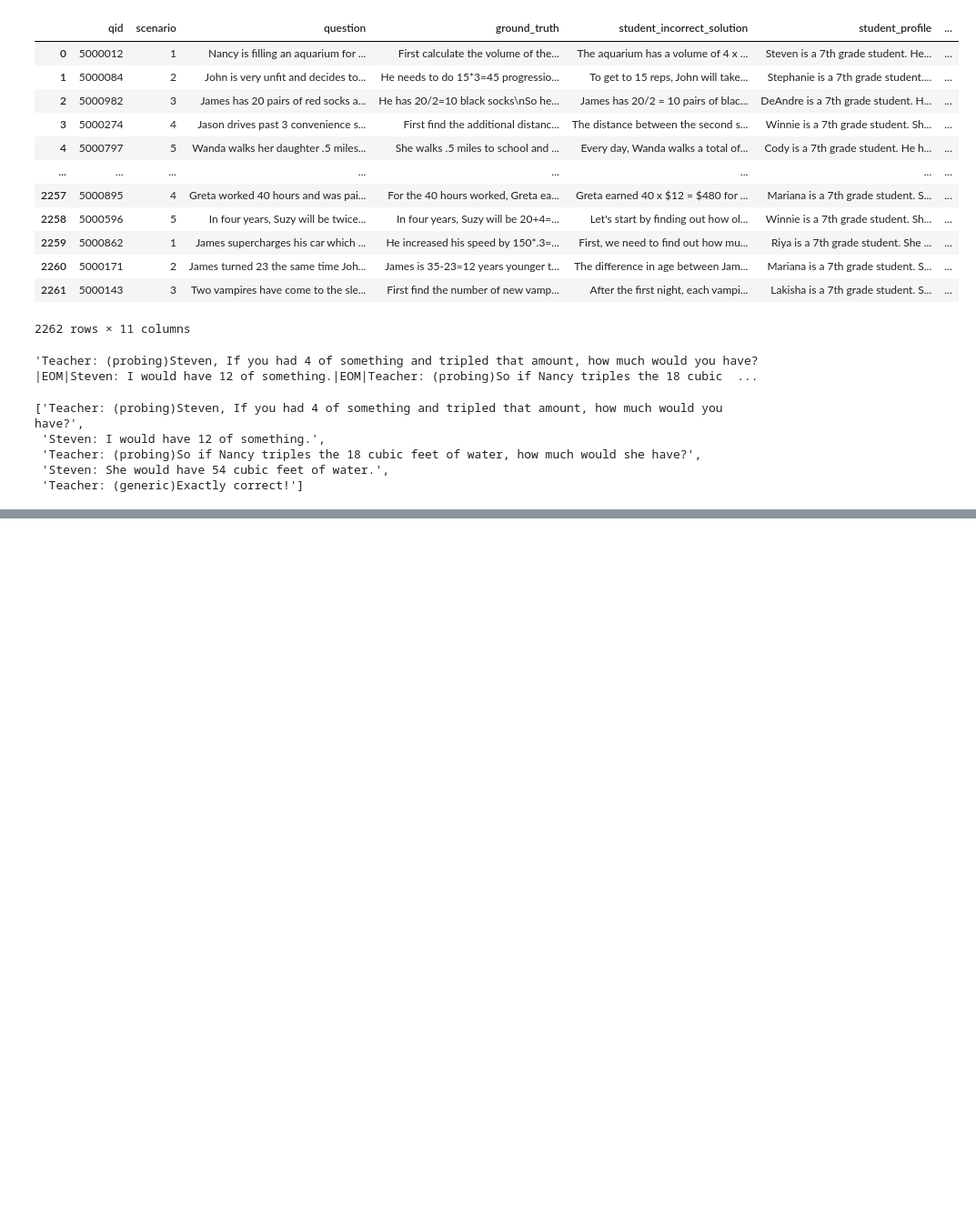
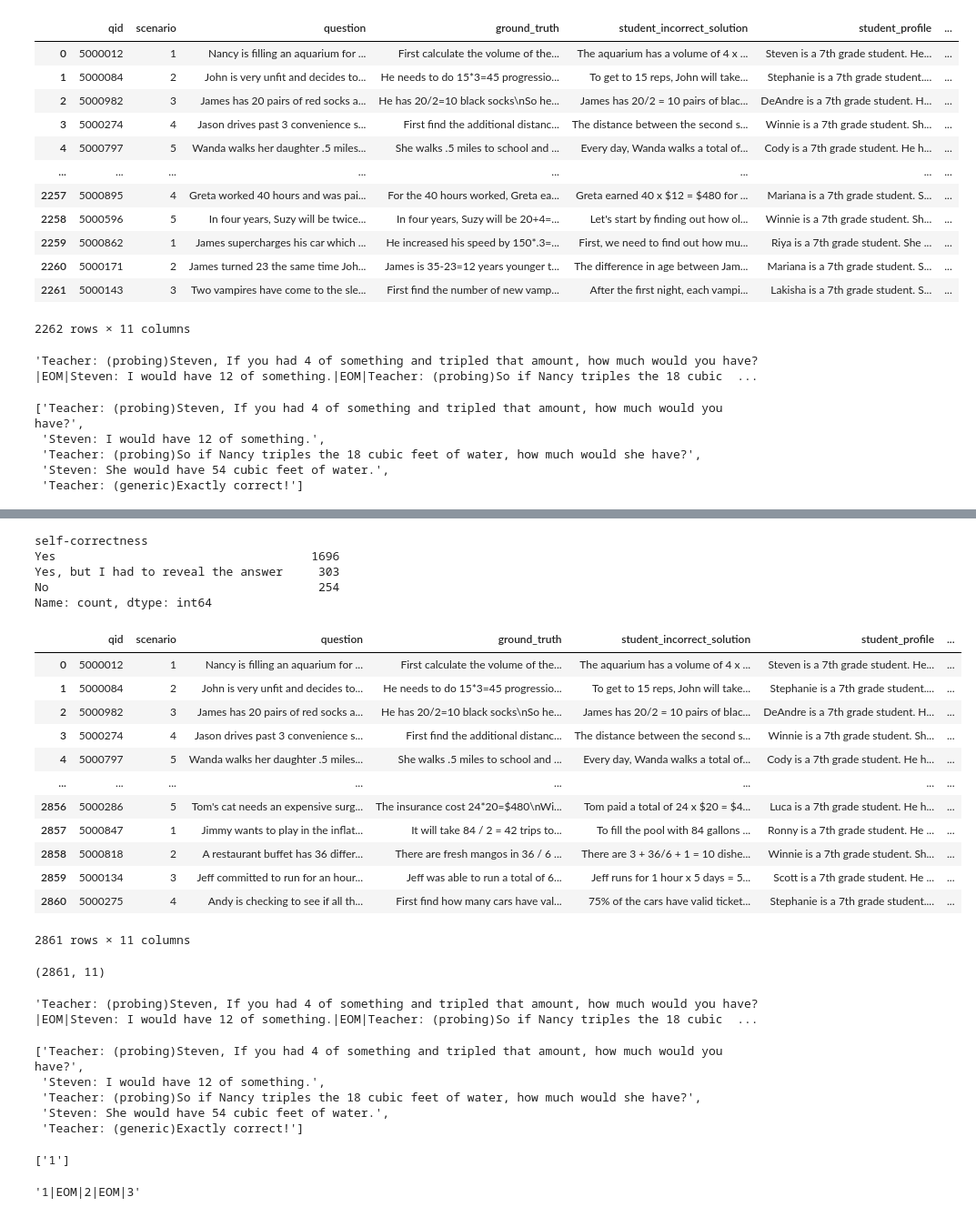
Before and after one commit to duanyang25/COS435_adaptive_mathtutor, a Jupyter notebook: data_cleaning.ipynb, the cells around one changed output, grey strips where cells are left out. Shown at 91% size. Saved outputs shown, nothing was run; the diff lists cells and outputs as text; code cells hidden in the pictures; blank space fills up the shorter version.

```diff
--- a/data_cleaning.ipynb
+++ b/data_cleaning.ipynb
@@ -35,0 +85,54 @@ df_train["conversation"][0].split("|EOM|")
+# %%
+df_train["self-correctness"].value_counts()
+# %% [output]
+self-correctness
+Yes                                    1696
+Yes, but I had to reveal the answer     303
+No                                      254
+Name: count, dtype: int64
+# %%
+df = pd.concat([df_train, df_test], axis=0, ignore_index=True)
+df
+# %% [output]
+|  | qid | scenario | question | ground_truth | student_incorrect_solution | student_profile | ... |
+| 0 | 5000012 | 1 | Nancy is filling an aquarium for ... | First calculate the volume of the... | The aquarium has a volume of 4 x ... | Steven is a 7th grade student. He... | ... |
+| 1 | 5000084 | 2 | John is very unfit and decides to... | He needs to do 15*3=45 progressio... | To get to 15 reps, John will take... | Stephanie is a 7th grade student.... | ... |
+| 2 | 5000982 | 3 | James has 20 pairs of red socks a... | He has 20/2=10 black socks\nSo he... | James has 20/2 = 10 pairs of blac... | DeAndre is a 7th grade student. H... | ... |
+| 3 | 5000274 | 4 | Jason drives past 3 convenience s... | First find the additional distanc... | The distance between the second s... | Winnie is a 7th grade student. Sh... | ... |
+| 4 | 5000797 | 5 | Wanda walks her daughter .5 miles... | She walks .5 miles to school and ... | Every day, Wanda walks a total of... | Cody is a 7th grade student. He h... | ... |
+| ... | ... | ... | ... | ... | ... | ... | ... |
+| 2856 | 5000286 | 5 | Tom's cat needs an expensive surg... | The insurance cost 24*20=$480\nWi... | Tom paid a total of 24 x $20 = $4... | Luca is a 7th grade student. He h... | ... |
+| 2857 | 5000847 | 1 | Jimmy wants to play in the inflat... | It will take 84 / 2 = 42 trips to... | To fill the pool with 84 gallons ... | Ronny is a 7th grade student. He ... | ... |
+| 2858 | 5000818 | 2 | A restaurant buffet has 36 differ... | There are fresh mangos in 36 / 6 ... | There are 3 + 36/6 + 1 = 10 dishe... | Winnie is a 7th grade student. Sh... | ... |
+| 2859 | 5000134 | 3 | Jeff committed to run for an hour... | Jeff was able to run a total of 6... | Jeff runs for 1 hour x 5 days = 5... | Scott is a 7th grade student. He ... | ... |
+| 2860 | 5000275 | 4 | Andy is checking to see if all th... | First find how many cars have val... | 75% of the cars have valid ticket... | Stephanie is a 7th grade student.... | ... |
+2861 rows × 11 columns
+# %%
+df.shape
+# %% [output]
+(2861, 11)
+# %%
+sample = df["conversation"][0]
+sample
+# %% [output]
+'Teacher: (probing)Steven, If you had 4 of something and tripled that amount, how much would you have?|EOM|Steven: I would have 12 of something.|EOM|Teacher: (probing)So if Nancy triples the 18 cubic  ...
+# %%
+sample.split("|EOM|")
+# %% [output]
+['Teacher: (probing)Steven, If you had 4 of something and tripled that amount, how much would you have?',
+ 'Steven: I would have 12 of something.',
+ 'Teacher: (probing)So if Nancy triples the 18 cubic feet of water, how much would she have?',
+ 'Steven: She would have 54 cubic feet of water.',
+ 'Teacher: (generic)Exactly correct!']
+# %%
+l = []
+l.append("1")
+l
+# %% [output]
+['1']
+# %%
+l = ["0","1","2","3"]
+
+"|EOM|".join(l[1:4])
+# %% [output]
+'1|EOM|2|EOM|3'
```
Also changed, not shown: parts of 15 cells of this notebook, 2 other files.
